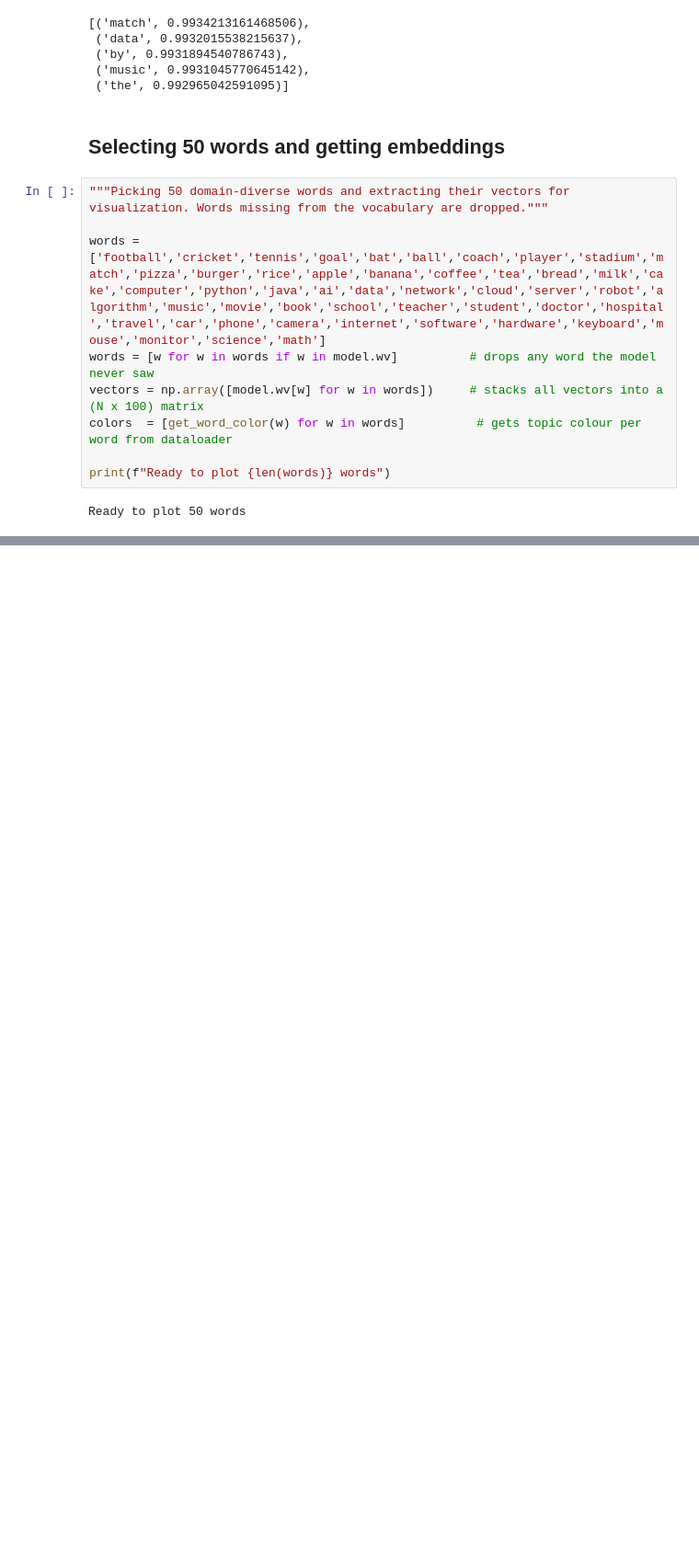
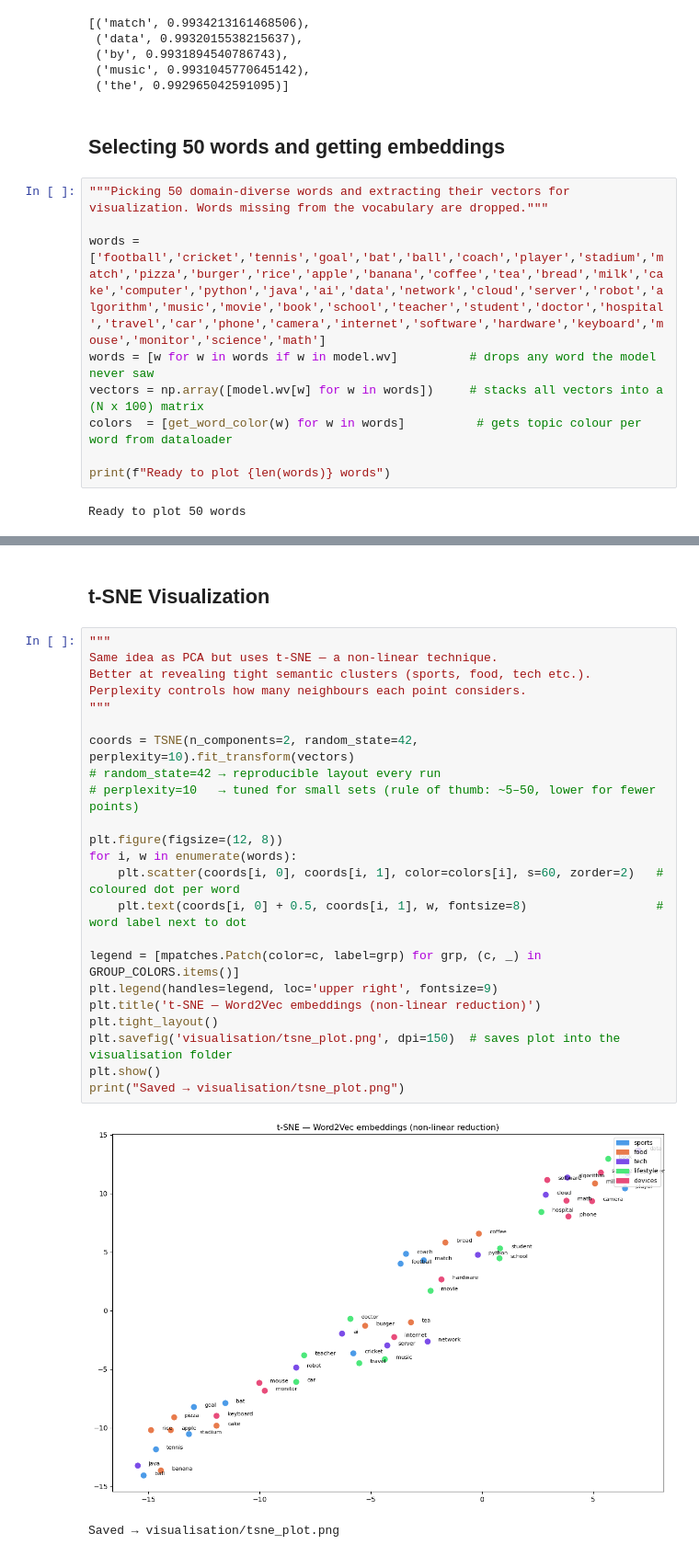
Before and after one commit to jay-0510/GenAI-DL-ML-Practicals, a Jupyter notebook: Practical_02_Word2Vec_exploration/notebook/word2vec_exploration.ipynb, the cells around one changed output, grey strips where cells are left out. Shown at 92% size. Saved outputs shown, nothing was run; the diff lists cells and outputs as text; blank space fills up the shorter version.

```diff
--- a/Practical_02_Word2Vec_exploration/notebook/word2vec_exploration.ipynb
+++ b/Practical_02_Word2Vec_exploration/notebook/word2vec_exploration.ipynb
@@ -179,0 +211,28 @@ Ready to plot 50 words
+# %% [markdown]
+## t-SNE Visualization
+# %%
+"""
+Same idea as PCA but uses t-SNE — a non-linear technique.
+Better at revealing tight semantic clusters (sports, food, tech etc.).
+Perplexity controls how many neighbours each point considers.
+"""
+
+coords = TSNE(n_components=2, random_state=42, perplexity=10).fit_transform(vectors)
+# random_state=42 → reproducible layout every run
+# perplexity=10   → tuned for small sets (rule of thumb: ~5–50, lower for fewer points)
+
+plt.figure(figsize=(12, 8))
+for i, w in enumerate(words):
+    plt.scatter(coords[i, 0], coords[i, 1], color=colors[i], s=60, zorder=2)   # coloured dot per word
+    plt.text(coords[i, 0] + 0.5, coords[i, 1], w, fontsize=8)                  # word label next to dot
+
+legend = [mpatches.Patch(color=c, label=grp) for grp, (c, _) in GROUP_COLORS.items()]
+plt.legend(handles=legend, loc='upper right', fontsize=9)
+plt.title('t-SNE — Word2Vec embeddings (non-linear reduction)')
+plt.tight_layout()
+plt.savefig('visualisation/tsne_plot.png', dpi=150)  # saves plot into the visualisation folder
+plt.show()
+print("Saved → visualisation/tsne_plot.png")
+# %% [output]
+[figure, added]
+Saved → visualisation/tsne_plot.png
```
Also changed, not shown: parts of 2 cells of this notebook.
